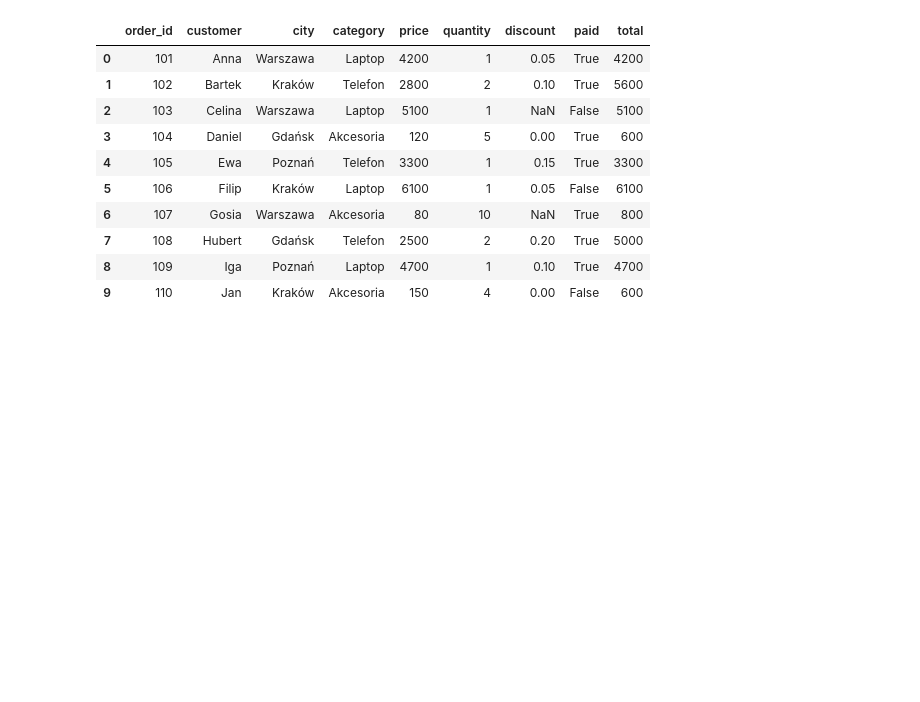
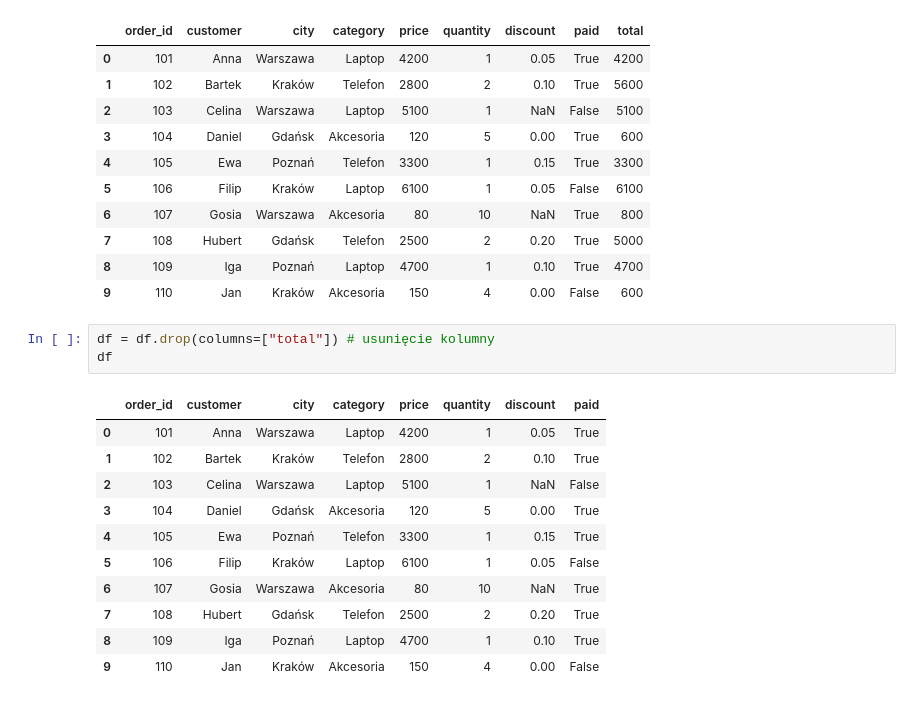
Before and after one commit to rajkonkret/analiza_danych_9_09_2026, a Jupyter notebook: analiza_danych_9_09_2026_zad2.ipynb, the cells around one changed output. Drawn from its saved outputs; the diff is of its cells as text; blank space fills up the shorter version.

```diff
--- a/analiza_danych_9_09_2026_zad2.ipynb
+++ b/analiza_danych_9_09_2026_zad2.ipynb
@@ -1092,3 +1092,18 @@ df
 | 7 | 108 | Hubert | Gdańsk | Telefon | 2500 | 2 | 0.20 | True | 5000 |
 | 8 | 109 | Iga | Poznań | Laptop | 4700 | 1 | 0.10 | True | 4700 |
 | 9 | 110 | Jan | Kraków | Akcesoria | 150 | 4 | 0.00 | False | 600 |
+# %%
+df = df.drop(columns=["total"]) # usunięcie kolumny
+df
+# %% [output]
+|  | order_id | customer | city | category | price | quantity | discount | paid |
+| 0 | 101 | Anna | Warszawa | Laptop | 4200 | 1 | 0.05 | True |
+| 1 | 102 | Bartek | Kraków | Telefon | 2800 | 2 | 0.10 | True |
+| 2 | 103 | Celina | Warszawa | Laptop | 5100 | 1 | NaN | False |
+| 3 | 104 | Daniel | Gdańsk | Akcesoria | 120 | 5 | 0.00 | True |
+| 4 | 105 | Ewa | Poznań | Telefon | 3300 | 1 | 0.15 | True |
+| 5 | 106 | Filip | Kraków | Laptop | 6100 | 1 | 0.05 | False |
+| 6 | 107 | Gosia | Warszawa | Akcesoria | 80 | 10 | NaN | True |
+| 7 | 108 | Hubert | Gdańsk | Telefon | 2500 | 2 | 0.20 | True |
+| 8 | 109 | Iga | Poznań | Laptop | 4700 | 1 | 0.10 | True |
+| 9 | 110 | Jan | Kraków | Akcesoria | 150 | 4 | 0.00 | False |
```
Also changed, not shown: parts of 1 cell of this notebook.
